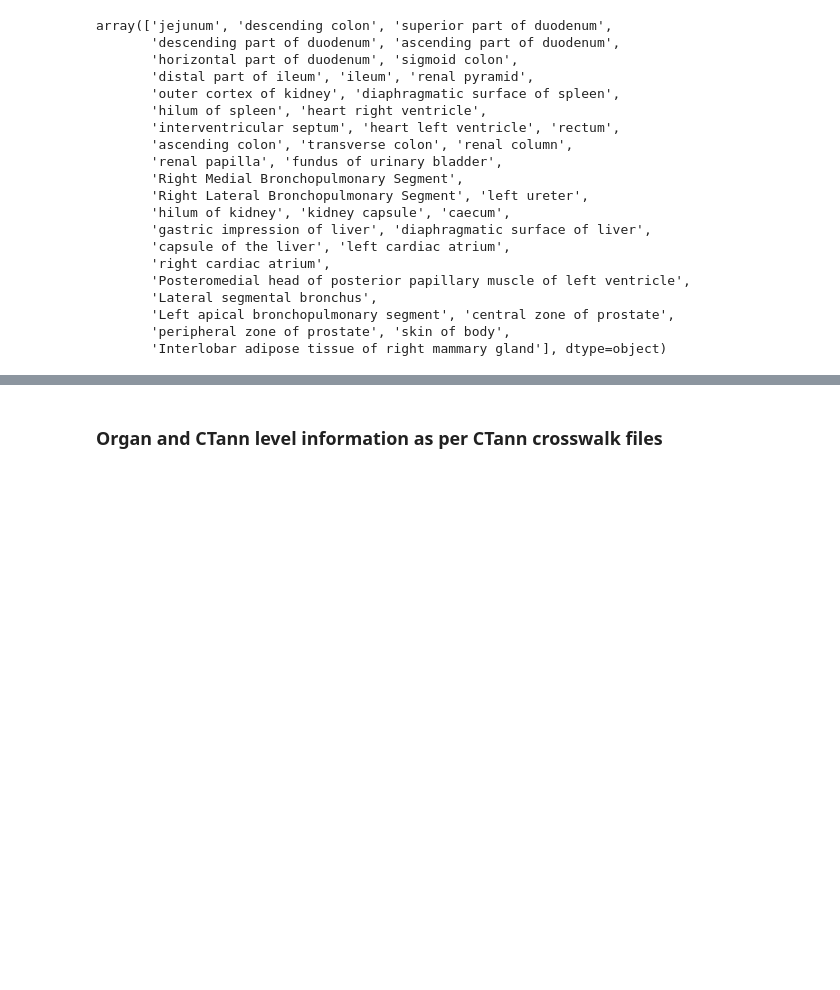
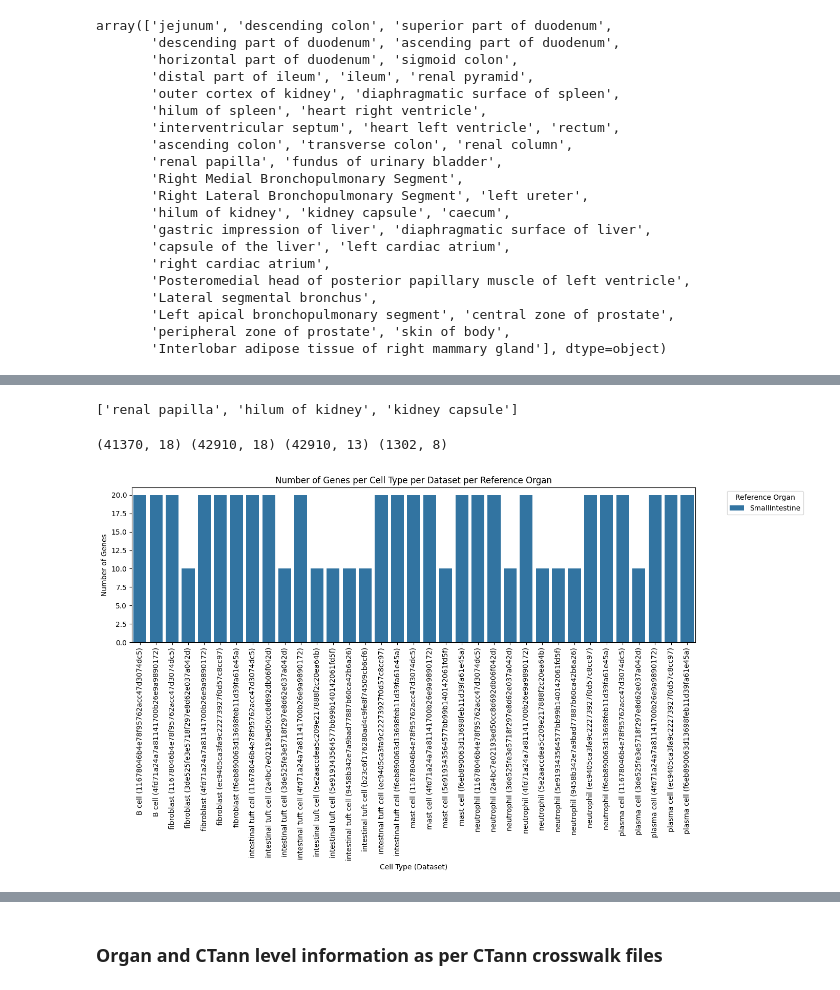
Before and after one commit to cns-iu/hra-ftu-explorer-supporting-information, a Jupyter notebook: FTU-workflow.ipynb, the cells around one changed output, grey strips where cells are left out. Cells and saved outputs as stored; diff of their text form; code cells hidden in the pictures; blank space fills up the shorter version.

```diff
--- a/FTU-workflow.ipynb
+++ b/FTU-workflow.ipynb
@@ -687,9 +719,10 @@ array(['SmallIntestine', 'Colon', 'RightKidneyV1.1', 'LeftKidneyV1.1',
 # Create an empty dataframe with the specified columns
 columns = [
     'organ_id', 'reference_organ', 'cell_id', 'cell_label', 'annotation_method',
-    'as_label', 'sex', 'link', 'dataset', 'gene_id',
+    'as_label', 'sex', 'race', 'bmi', 'x_value', 'y_value', 'z_value', 'link', 'dataset', 'gene_id',
     'gene_label', 'ensembl_id', 'mean_gene_expr_value'
 ]
+
 enriched_v2_df = pd.DataFrame(columns=columns)
 
 # Function to extract and match data based on cell_id and annotation_method
@@ -698,14 +731,21 @@ def extract_data(csv_row, json_data):
     cell_id = csv_row['CL_ID']
     organ_name = 'unknown'
     for entry in json_data["@graph"]:
+        age = entry.get('age', 'unknown')
+        race = entry.get('race', 'unknown')
+        bmi = entry.get('bmi', 'unknown')
         for sample in entry.get('samples', []):
             rui_location = sample.get('rui_location', {})
             all_collisions = rui_location.get('all_collisions', [])
+            x_value = rui_location.get('x_dimension', 'unknown')
+            y_value = rui_location.get('y_dimension', 'unknown')
+            z_value = rui_location.get('z_dimension', 'unknown')
             for collision in all_collisions:
                 collisions = collision.get('collisions', [])
                 for col in collisions:
                     reference_organ = col.get('reference_organ', 'unknown')
                     as_label = col.get('as_label', 'unknown')
+                    as_volume = col.get('as_volumne', 'unknown')
                     for section in sample.get('sections', []):
                         for dataset in section.get('datasets', []):
                             aggregated_summary = dataset.get('@id', [])
@@ -728,6 +768,11 @@ def extract_data(csv_row, json_data):
                                                         'annotation_method': ann_method,
                                                         'as_label': as_label,
                                                         'sex': sex,
+                                                        'race': race,
+                                                        'bmi': bmi,
+                                                        'x_value': x_value,
+                                                        'y_value': y_value,
+                                                        'z_value': z_value,
                                                         'link' : link,
                                                         'dataset': aggregated_summary,
                                                         'gene_id': gene_expr.get('gene_id'),
@@ -1194,0 +1282,5 @@ filtered_v1_enriched_v2_df_rearranged.to_csv(output_path, index=False)
+# %%
+cell_source_with_no_ftu = [key for key, value in cell_source_to_ftu_mapping.items() if value is None]
+cell_source_with_no_ftu
+# %% [output]
+['renal papilla', 'hilum of kidney', 'kidney capsule']
@@ -1194,0 +1289,28 @@ filtered_v1_enriched_v2_df_rearranged.to_csv(output_path, index=False)
+# %%
+print(filtered_v1_enriched_v2_df.shape, filtered_enriched_v2_df.shape, filtered_enriched_v1_df.shape, CTs_with_datasets_df.shape)
+# %% [output]
+(41370, 18) (42910, 18) (42910, 13) (1302, 8)
+# %%
+villus = filtered_v1_enriched_v2_df[filtered_v1_enriched_v2_df['reference_organ'] == 'SmallIntestine']
+# %%
+gene_counts = villus.groupby(['reference_organ', 'cell_label', 'dataset'])['gene_id'].count().reset_index()
+
+# Renaming the column for clarity
+gene_counts.rename(columns={'gene_id': 'gene_count'}, inplace=True)
+
+# Simplify the x-axis labels by removing URLs and focusing on cell types and datasets
+gene_counts['simple_label'] = gene_counts['cell_label'] + ' (' + gene_counts['dataset'].str.split('/').str[-1] + ')'
+
+# Plotting with Seaborn to improve presentation
+plt.figure(figsize=(14, 8))
+sns.barplot(x='simple_label', y='gene_count', hue='reference_organ', data=gene_counts, dodge=False)
+
+plt.xlabel('Cell Type (Dataset)')
+plt.ylabel('Number of Genes')
+plt.title('Number of Genes per Cell Type per Dataset per Reference Organ')
+plt.xticks(rotation=90)
+plt.legend(title='Reference Organ', bbox_to_anchor=(1.05, 1), loc='upper left')
+plt.tight_layout()
+plt.show()
+# %% [output]
+[figure, added]
```
Also changed, not shown: parts of 151 cells of this notebook, 15 other files.
